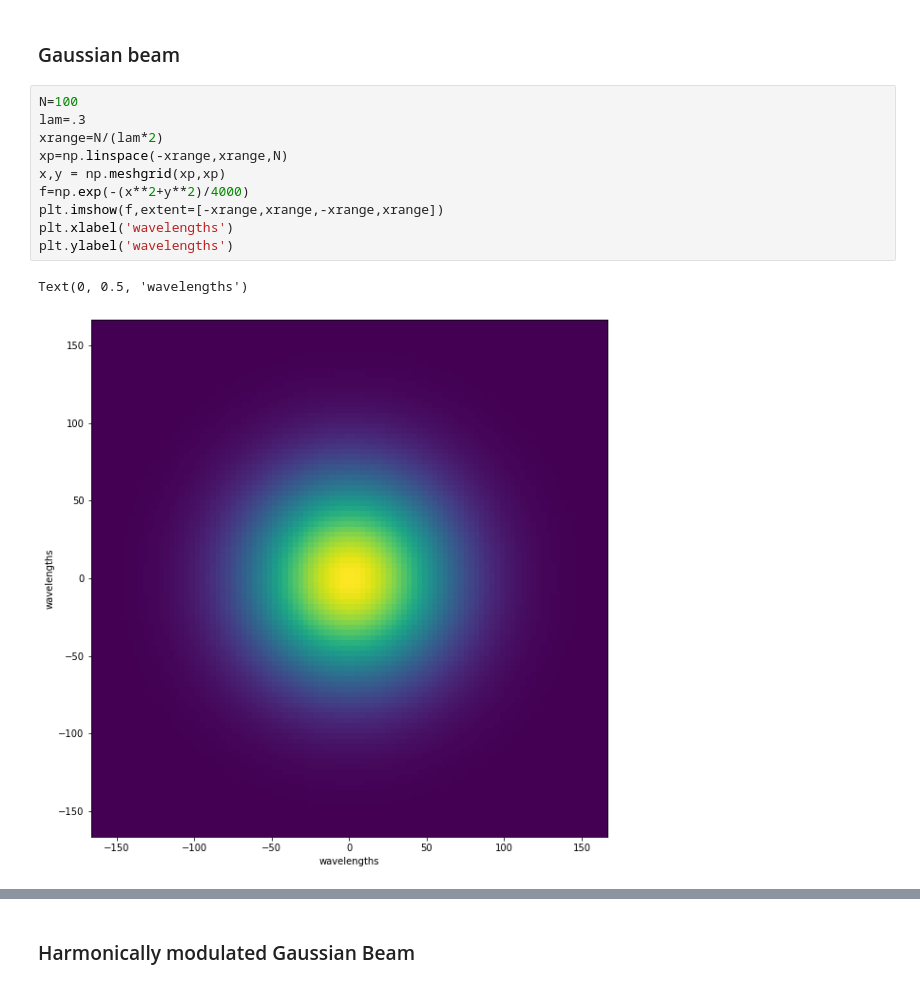
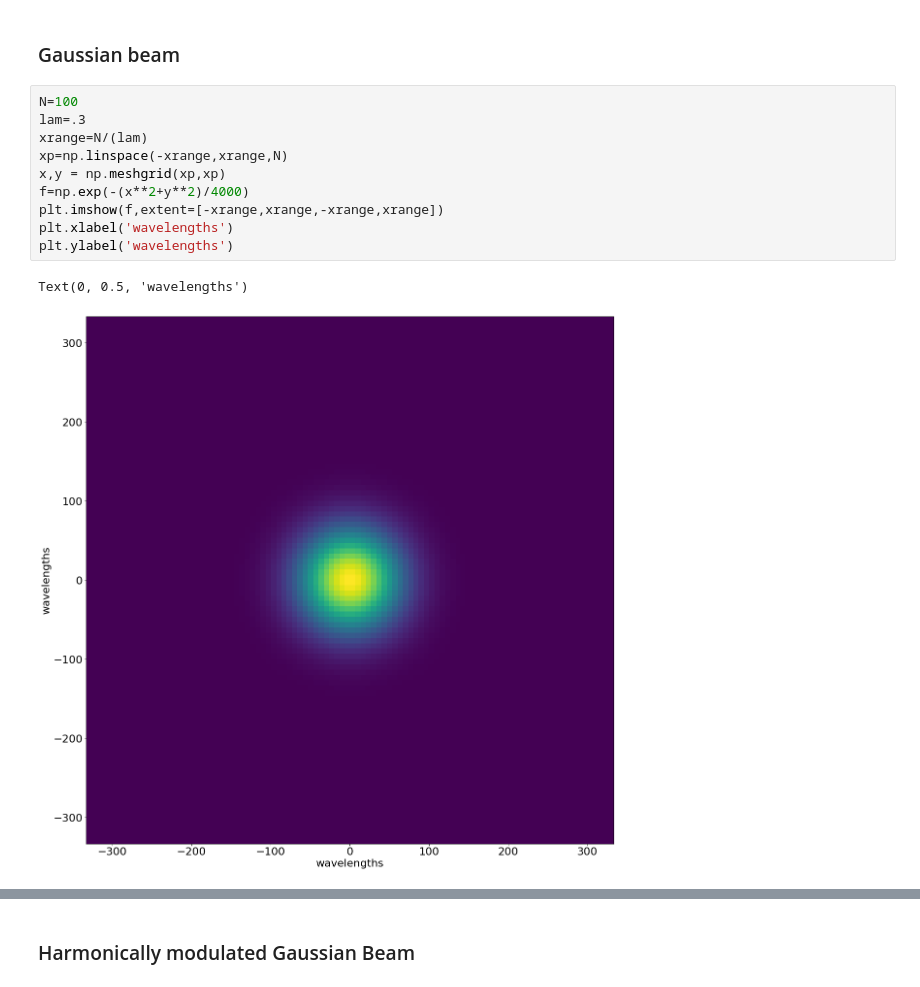
Before and after one commit to djbradyAtOpticalSciencesArizona/computationalImaging, a Jupyter notebook: waves/numericalDiffraction.ipynb, the cells around one changed output, grey strips where cells are left out. Saved outputs shown, nothing was run; the diff lists cells and outputs as text.

```diff
--- a/waves/numericalDiffraction.ipynb
+++ b/waves/numericalDiffraction.ipynb
@@ -69,15 +78,15 @@ Text(0, 0.5, 'wavelengths')
 # %%
 N=100
 lam=.3
-xrange=N/(lam*2)
+xrange=N/(lam)
 xp=np.linspace(-xrange,xrange,N)
 x,y = np.meshgrid(xp,xp)
 f=np.exp(-(x**2+y**2)/4000)
 plt.imshow(f,extent=[-xrange,xrange,-xrange,xrange])
 plt.xlabel('wavelengths')
 plt.ylabel('wavelengths')
 # %% [output]
 Text(0, 0.5, 'wavelengths')
-[figure, old version]
+[figure, new version]
 # %%
 q=g(f,10000,.3)
```
Also changed, not shown: parts of 9 cells of this notebook.
